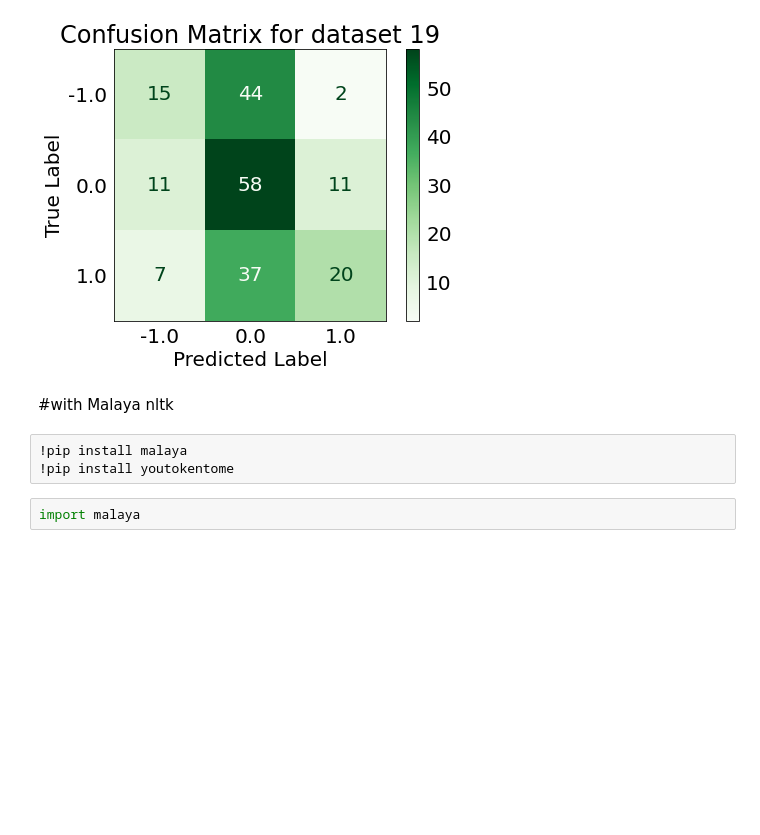
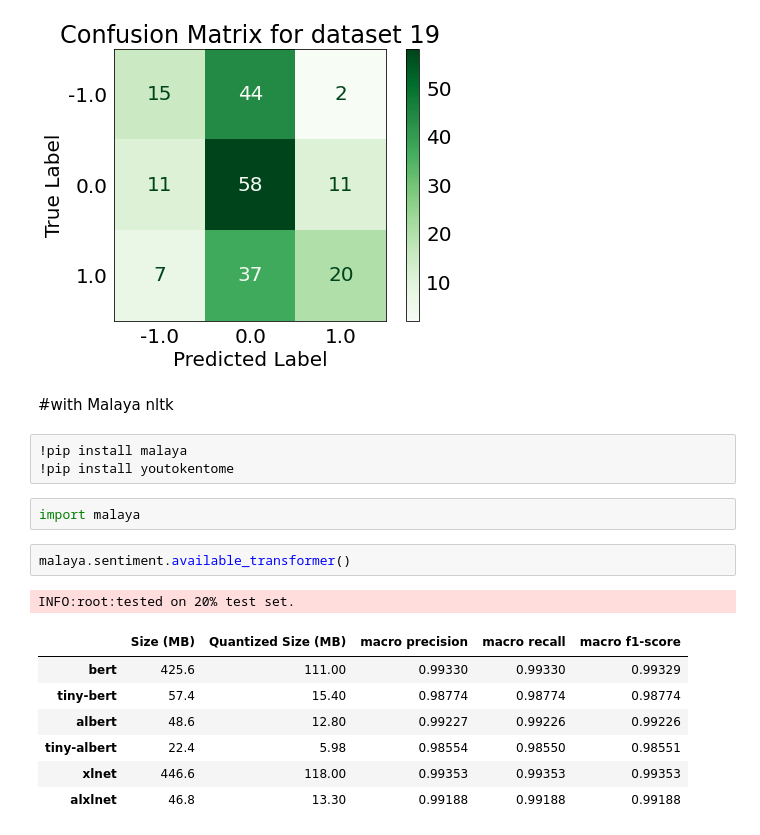
Before and after one commit to AR-Mustakim/ML-SL, a Jupyter notebook: P4_TwitterSentimentAnalysisMalayLanguage_SentimentAnalysis.ipynb, the cells around one changed output. Cells and saved outputs as stored; diff of their text form; blank space fills up the shorter version.

```diff
--- a/P4_TwitterSentimentAnalysisMalayLanguage_SentimentAnalysis.ipynb
+++ b/P4_TwitterSentimentAnalysisMalayLanguage_SentimentAnalysis.ipynb
@@ -385,4 +385,15 @@ Accuracy score of dataset19 is :0.45365853658536587
 !pip install youtokentome
 # %%
 import malaya
+# %%
+malaya.sentiment.available_transformer()
+# %% [output]
+INFO:root:tested on 20% test set.
+|  | Size (MB) | Quantized Size (MB) | macro precision | macro recall | macro f1-score |
+| bert | 425.6 | 111.00 | 0.99330 | 0.99330 | 0.99329 |
+| tiny-bert | 57.4 | 15.40 | 0.98774 | 0.98774 | 0.98774 |
+| albert | 48.6 | 12.80 | 0.99227 | 0.99226 | 0.99226 |
+| tiny-albert | 22.4 | 5.98 | 0.98554 | 0.98550 | 0.98551 |
+| xlnet | 446.6 | 118.00 | 0.99353 | 0.99353 | 0.99353 |
+| alxlnet | 46.8 | 13.30 | 0.99188 | 0.99188 | 0.99188 |
 # %%
```
Also changed, not shown: parts of 11 cells of this notebook.
